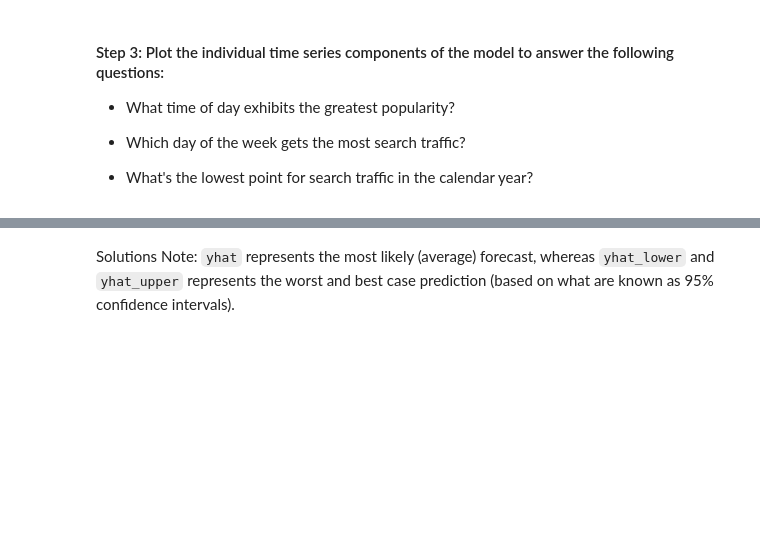
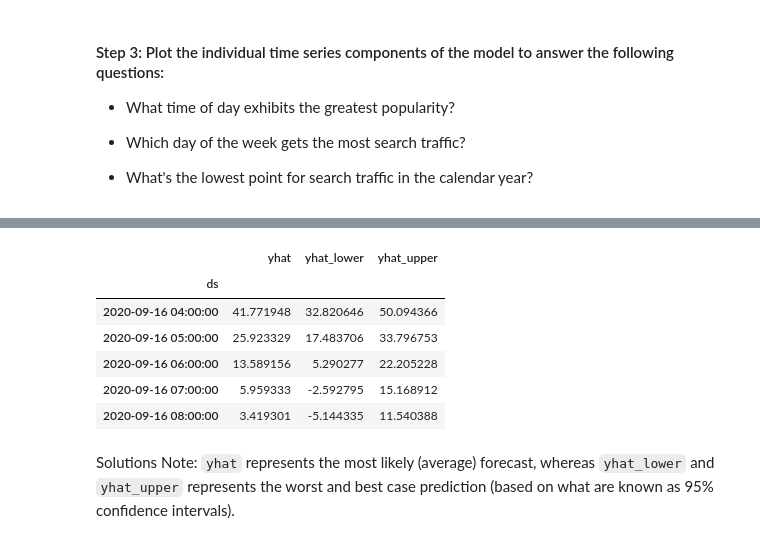
Before and after one commit to Crkanouff/prophet-challenge, a Jupyter notebook: forecasting_net_prophet.ipynb, the cells around one changed output, grey strips where cells are left out. Drawn from its saved outputs; the diff is of its cells as text; code cells hidden in the pictures; blank space fills up the shorter version.

```diff
--- a/forecasting_net_prophet.ipynb
+++ b/forecasting_net_prophet.ipynb
@@ -489,3 +519,14 @@ Now, you need to produce a time series model that analyzes and forecasts pattern
+# %%
+# View the only the yhat,yhat_lower and yhat_upper columns from the DataFrame
+forecast_future_mercado_trends [["yhat", "yhat_lower", "yhat_upper"]].tail()
+# %% [output]
+|  | yhat | yhat_lower | yhat_upper |
+| ds |  |  |  |
+| 2020-09-16 04:00:00 | 41.771948 | 32.820646 | 50.094366 |
+| 2020-09-16 05:00:00 | 25.923329 | 17.483706 | 33.796753 |
+| 2020-09-16 06:00:00 | 13.589156 | 5.290277 | 22.205228 |
+| 2020-09-16 07:00:00 | 5.959333 | -2.592795 | 15.168912 |
+| 2020-09-16 08:00:00 | 3.419301 | -5.144335 | 11.540388 |
 # %% [markdown]
 Solutions Note: `yhat` represents the most likely (average) forecast, whereas `yhat_lower` and `yhat_upper` represents the worst and best case prediction (based on what are known as 95% confidence intervals).
 # %%
```
Also changed, not shown: parts of 15 cells of this notebook.
